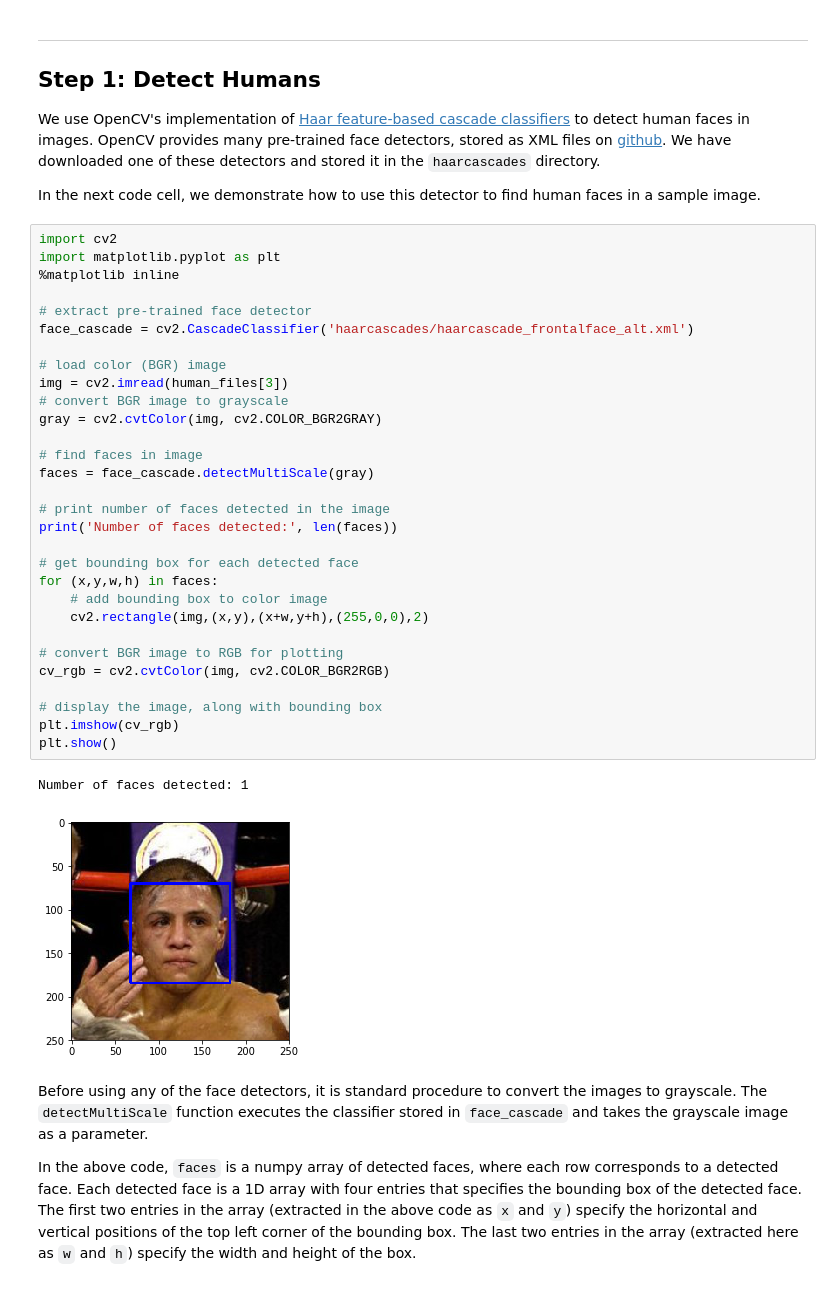
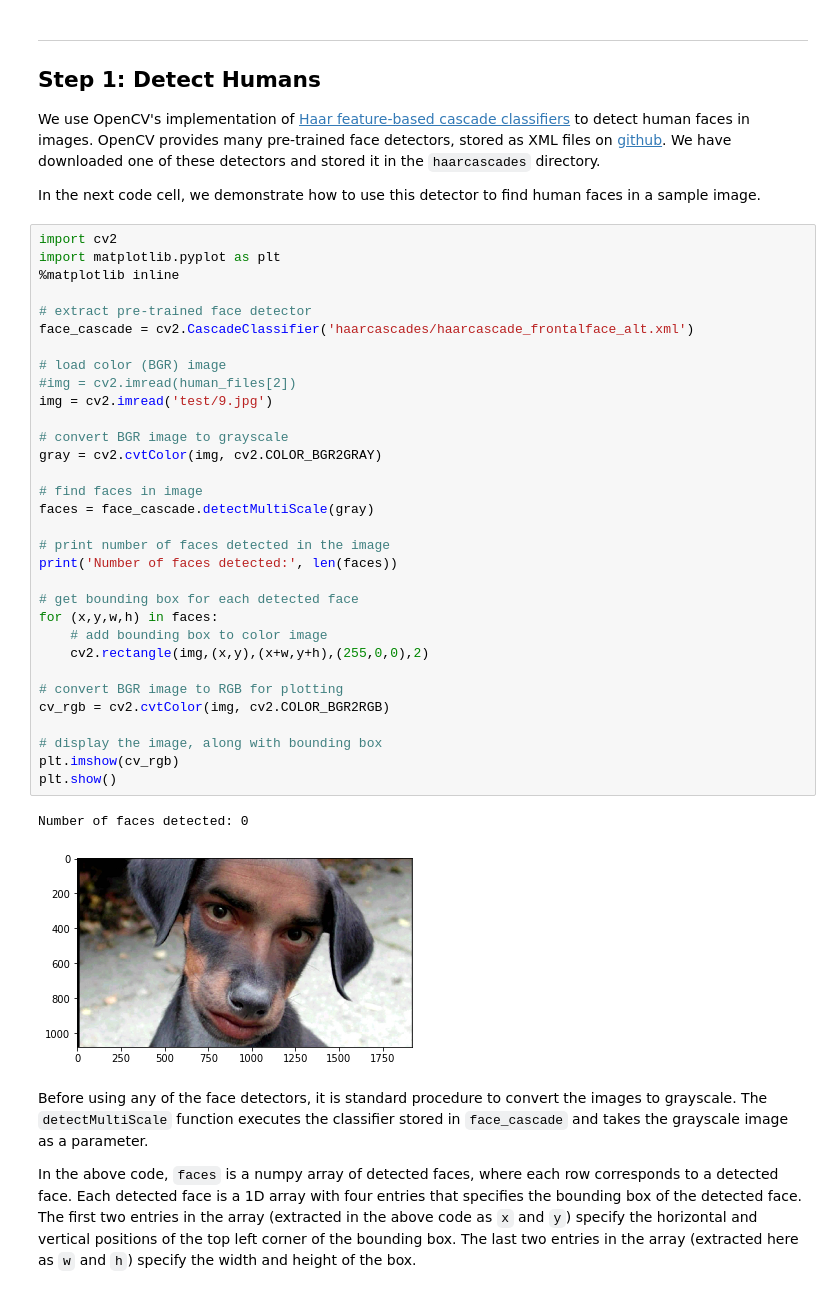
Before and after one commit to gregoriomezquita/dog-breed, a Jupyter notebook: dog_app.ipynb, the cells around one changed output. Cells and saved outputs as stored; diff of their text form.

```diff
--- a/dog_app.ipynb
+++ b/dog_app.ipynb
@@ -113,36 +113,38 @@ In the next code cell, we demonstrate how to use this detector to find human fac
 # %%
 import cv2
 import matplotlib.pyplot as plt
 %matplotlib inline
 
 # extract pre-trained face detector
 face_cascade = cv2.CascadeClassifier('haarcascades/haarcascade_frontalface_alt.xml')
 
 # load color (BGR) image
-img = cv2.imread(human_files[3])
+#img = cv2.imread(human_files[2])
+img = cv2.imread('test/9.jpg')
+
 # convert BGR image to grayscale
 gray = cv2.cvtColor(img, cv2.COLOR_BGR2GRAY)
 
 # find faces in image
 faces = face_cascade.detectMultiScale(gray)
 
 # print number of faces detected in the image
 print('Number of faces detected:', len(faces))
 
 # get bounding box for each detected face
 for (x,y,w,h) in faces:
     # add bounding box to color image
     cv2.rectangle(img,(x,y),(x+w,y+h),(255,0,0),2)
 
 # convert BGR image to RGB for plotting
 cv_rgb = cv2.cvtColor(img, cv2.COLOR_BGR2RGB)
 
 # display the image, along with bounding box
 plt.imshow(cv_rgb)
 plt.show()
 # %% [output]
-Number of faces detected: 1
+Number of faces detected: 0
-[figure, old version]
+[figure, new version]
 # %% [markdown]
 Before using any of the face detectors, it is standard procedure to convert the images to grayscale.  The `detectMultiScale` function executes the classifier stored in `face_cascade` and takes the grayscale image as a parameter.
 
```
Also changed, not shown: parts of 4 cells of this notebook.
